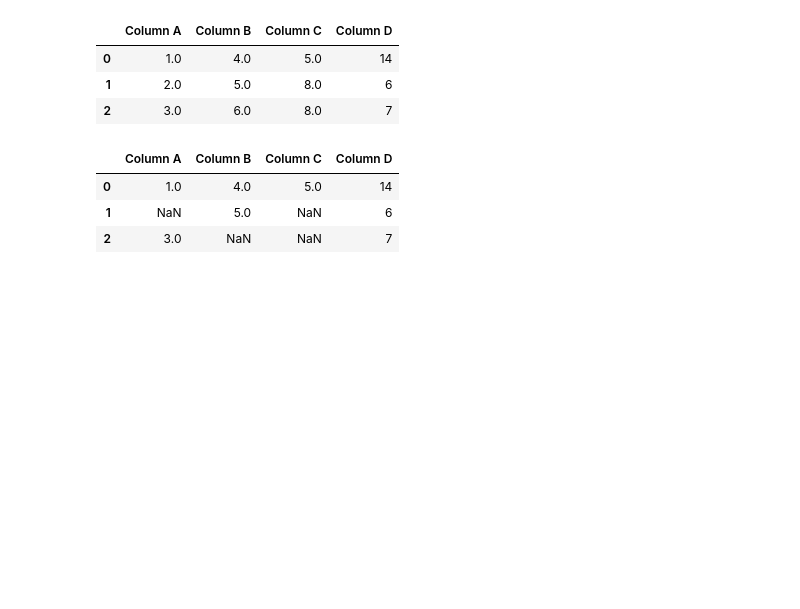
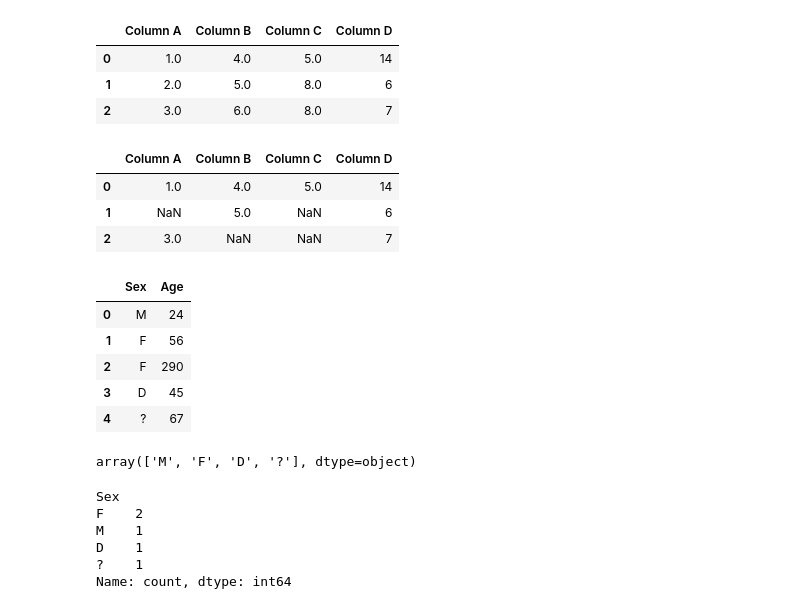
Before and after one commit to Yanil01/pandas_, a Jupyter notebook: main.ipynb, the cells around one changed output. Saved outputs shown, nothing was run; the diff lists cells and outputs as text; code cells hidden in the pictures; blank space fills up the shorter version.

Commit message:
data cleaning with df

```diff
--- a/main.ipynb
+++ b/main.ipynb
@@ -1006,3 +1006,27 @@ df
 | 0 | 1.0 | 4.0 | 5.0 | 14 |
 | 1 | NaN | 5.0 | NaN | 6 |
 | 2 | 3.0 | NaN | NaN | 7 |
+# %%
+df = pd.DataFrame({'Sex':['M','F','F','D','?'],'Age':[24,56,290,45,67]}) # create a dataframe
+# %%
+df
+# %% [output]
+|  | Sex | Age |
+| 0 | M | 24 |
+| 1 | F | 56 |
+| 2 | F | 290 |
+| 3 | D | 45 |
+| 4 | ? | 67 |
+# %%
+df['Sex'].unique() # get the unique values of the df
+# %% [output]
+array(['M', 'F', 'D', '?'], dtype=object)
+# %%
+df['Sex'].value_counts() # count the unique values of the df
+# %% [output]
+Sex
+F    2
+M    1
+D    1
+?    1
+Name: count, dtype: int64
```
Also changed, not shown: parts of 5 cells of this notebook.
